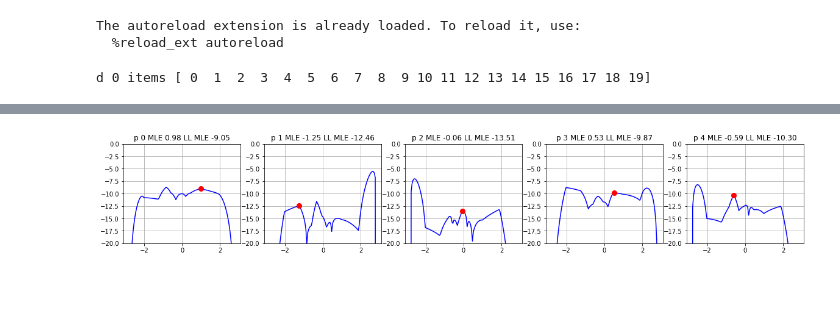
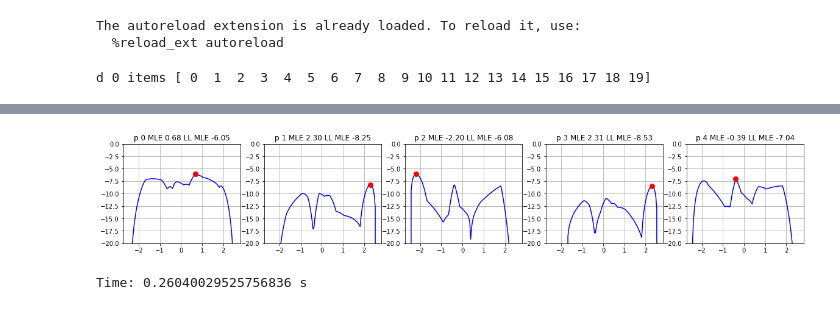
Before and after one commit to ETS-Next-Gen/irt-mcmc, a Jupyter notebook: notebooks/debugging_log_likelihood.ipynb, the cells around one changed output, grey strips where cells are left out. Cells and saved outputs as stored; diff of their text form; code cells hidden in the pictures.

```diff
--- a/notebooks/debugging_log_likelihood.ipynb
+++ b/notebooks/debugging_log_likelihood.ipynb
@@ -22,7 +23,7 @@ The autoreload extension is already loaded. To reload it, use:
 np.random.seed(0)
 
 # Number of persons.
-P = 1000
+P = 100000
 # Number of items.
 I = 20
 # Number of latent ability dimensions (sub-scales).
@@ -62,23 +63,24 @@ print(irf[k].probability)
 # %%
-likelihood = nirt.likelihood.Likelihood(x, c, irf)
+likelihood = nirt.likelihood.Likelihood(x, c, grid, irf)
 d = 0
 
-fig, axs = plt.subplots(1, 5, figsize=(20, 3))
-for p in range(5):
+p_values = range(5)
+fig, axs = plt.subplots(1, len(p_values), figsize=(20, 3))
+for p in p_values:
     i = np.where(c == d)[0][0]
     t = np.linspace(irf[i].x[0], irf[i].x[-1], 10 * len(irf[i].x) + 1)
     active = np.tile([p, d], (len(t), 1))
     likelihood_values = likelihood.log_likelihood_term(t, active=(active[:, 0], active[:, 1]))
 
     # Verify that we can find the LL maximum with a root finder.
     t_mle = likelihood.parameter_mle(p, d, max_iter=10)
     likelihood_mle = likelihood.log_likelihood_term(t_mle, (np.array([p]), np.array([d])))[0]
 
-    ax = axs[p]
+    ax = axs if len(p_values) == 1 else axs[p]
     ax.plot(t, likelihood_values, 'b-')
     ax.grid(True)
     ax.set_ylim([-20, 0])
     ax.plot(np.array([t_mle]), np.array([likelihood_mle]), 'ro', markersize=8)
     ax.set_title("p {} MLE {:.2f} LL MLE {:.2f}".format(p, t_mle, likelihood_mle))
 # %% [output]
-[figure, old version]
+[figure, new version]
@@ -84,0 +99,15 @@ for p in range(5):
+# %%
+# MLE - optimize in segment. Fast.
+d = 0
+start = time.time()
+for p in range(P):
+    active = (np.array([p]), np.array([d]))
+    def f(theta_pc): return -likelihood.log_likelihood_term(np.array([theta_pc]), active=active)[0]
+    e = grid[c[d]].endpoint
+    max_iter = 2
+    interval_min_result = (scipy.optimize.minimize_scalar(f, bracket=(e[j], e[j+1]), options={"maxiter": max_iter})
+                           for j in range(len(e)-1))
+    #print(min((result.fun, result.x) for result in interval_min_result))
+print("Time: {} s".format(time.time() - start))
+# %% [output]
+Time: 0.26040029525756836 s
```
Also changed, not shown: parts of 3 cells of this notebook, 4 other files.
